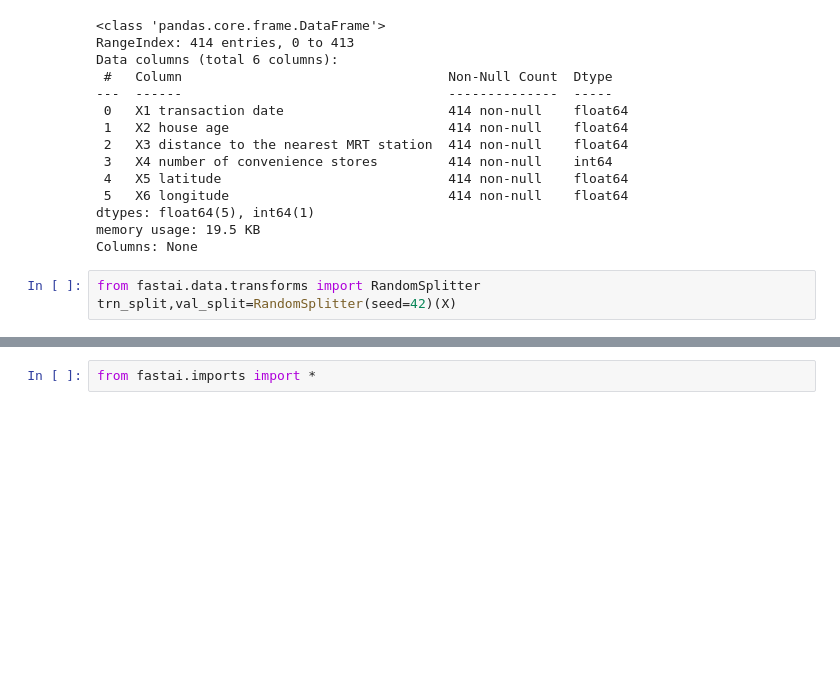
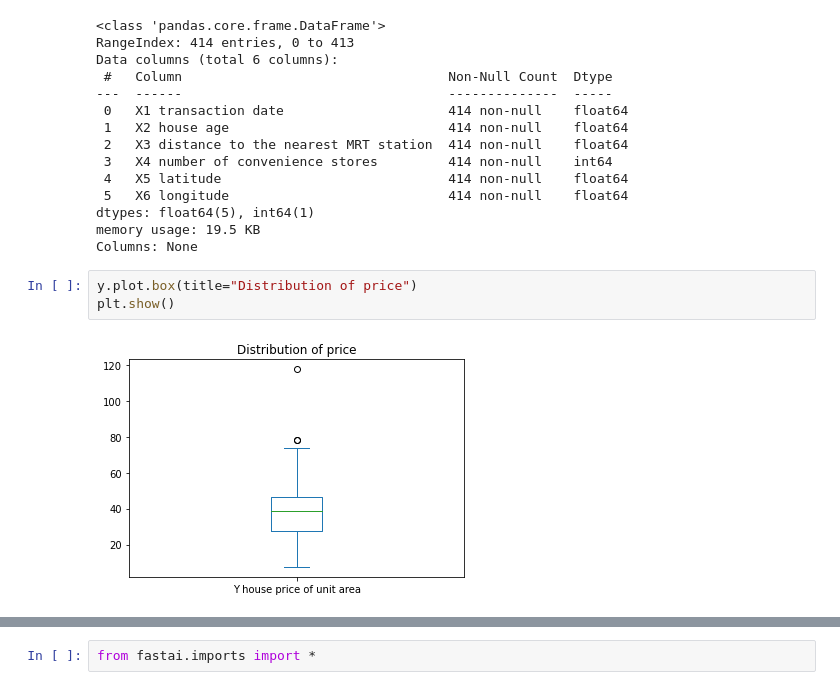
Before and after one commit to nswekosk/deep-learning-practice, a Jupyter notebook: tabular/real-estate-valuator-predictor.ipynb, the cells around one changed output, grey strips where cells are left out. Drawn from its saved outputs; the diff is of its cells as text; blank space fills up the shorter version.

```diff
--- a/tabular/real-estate-valuator-predictor.ipynb
+++ b/tabular/real-estate-valuator-predictor.ipynb
@@ -38,6 +42,8 @@ Data columns (total 6 columns):
 dtypes: float64(5), int64(1)
 memory usage: 19.5 KB
 Columns: None
-# %%
-from fastai.data.transforms import RandomSplitter
-trn_split,val_split=RandomSplitter(seed=42)(X)
+# %%
+y.plot.box(title="Distribution of price")
+plt.show()
+# %% [output]
+[figure, added]
```
Also changed, not shown: parts of 103 cells of this notebook.
